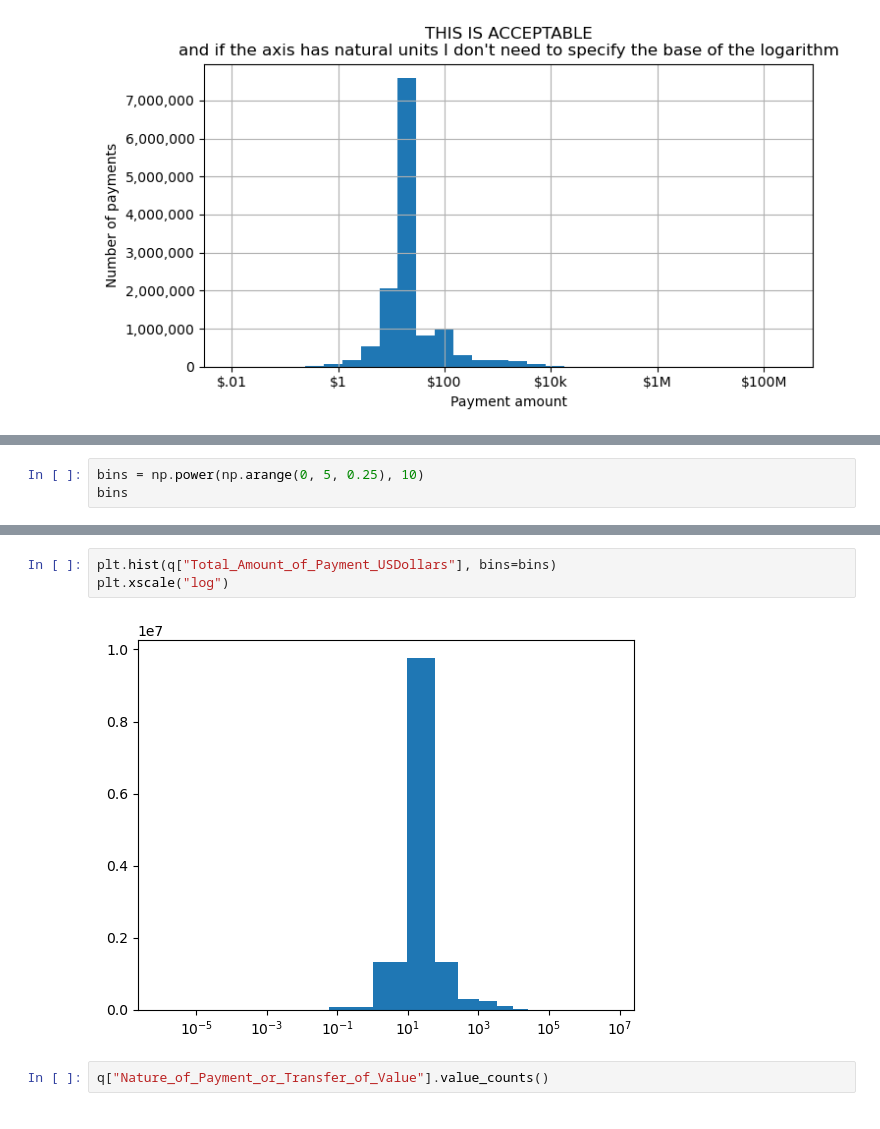
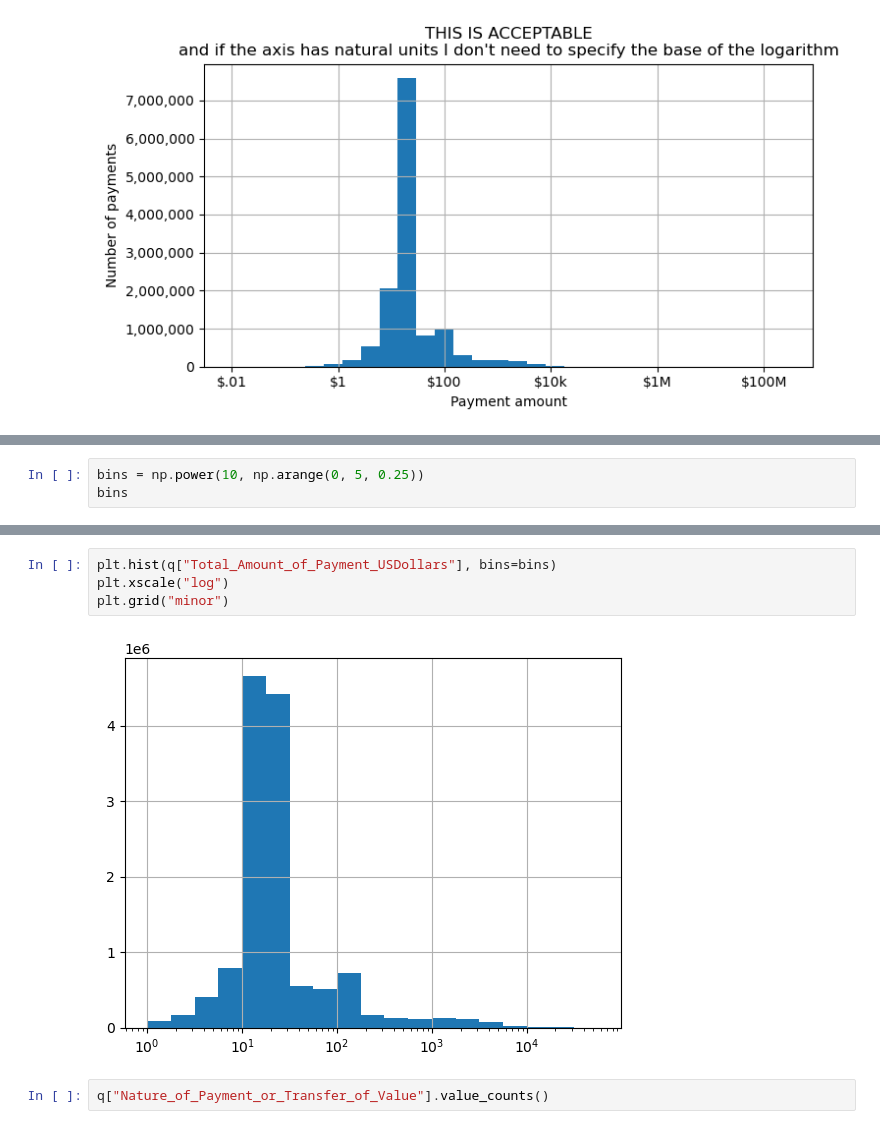
Before and after one commit to wltrimbl/uchicago-data227, a Jupyter notebook: notebooks/Loghistogram-openpayments.ipynb, the cells around one changed output, grey strips where cells are left out. Drawn from its saved outputs; the diff is of its cells as text.

```diff
--- a/notebooks/Loghistogram-openpayments.ipynb
+++ b/notebooks/Loghistogram-openpayments.ipynb
@@ -99,4 +145,4 @@ plt.xticks(np.arange(-2, 9,2), ["$.01", "$1", "$100", "$10k", "$1M", "$100M"])
 # %%
-bins = np.power(np.arange(0, 5, 0.25), 10)
+bins = np.power(10, np.arange(0, 5, 0.25))
 bins
 # %% [output]
@@ -123,8 +169,9 @@ plt.hist(q["Total_Amount_of_Payment_USDollars"], bins=bins)
 # %%
 plt.hist(q["Total_Amount_of_Payment_USDollars"], bins=bins)
 plt.xscale("log")
+plt.grid("minor")
 # %% [output]
-[figure, old version]
+[figure, new version]
 # %%
 q["Nature_of_Payment_or_Transfer_of_Value"].value_counts()
 # %% [output]
```
Also changed, not shown: parts of 15 cells of this notebook.
